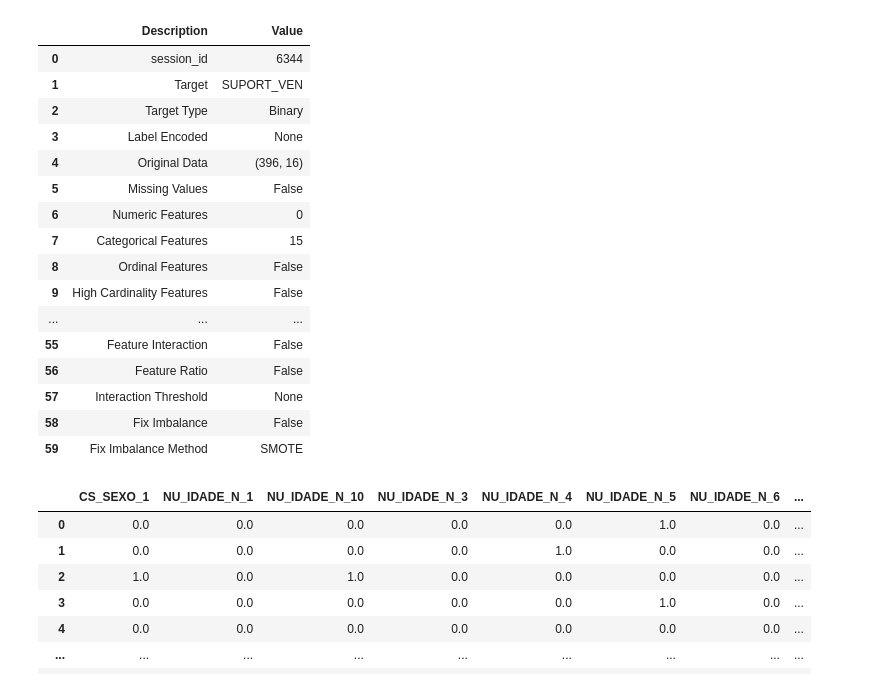
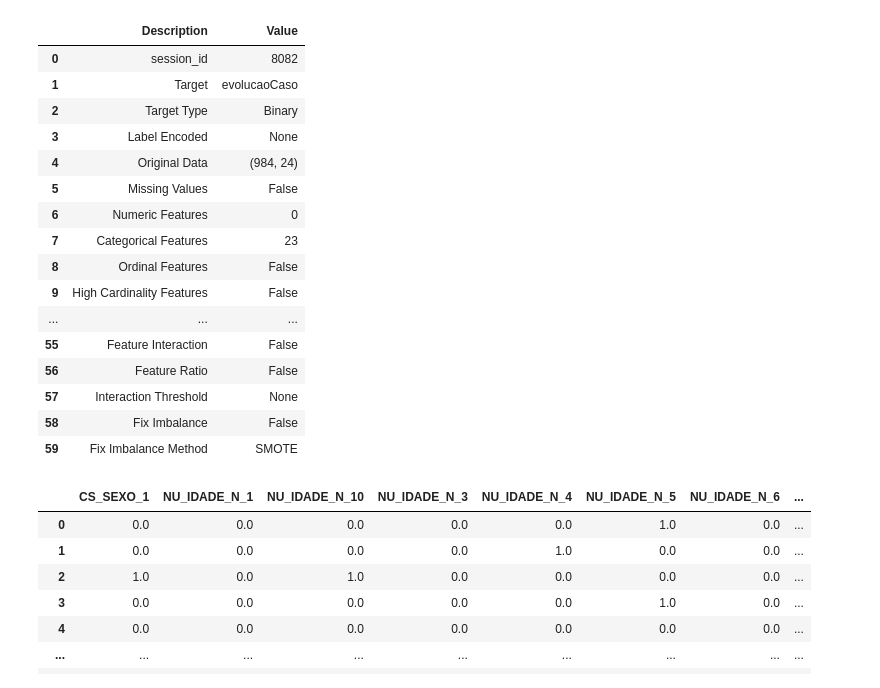
Before and after one commit to WallaceHolanda/covid_mortality_risk_prediction, a Jupyter notebook: notebook/novasAnalises/BasesBalanceadasPyCaret.ipynb, the cells around one changed output. Drawn from its saved outputs; the diff is of its cells as text; code cells hidden in the pictures.

```diff
--- a/notebook/novasAnalises/BasesBalanceadasPyCaret.ipynb
+++ b/notebook/novasAnalises/BasesBalanceadasPyCaret.ipynb
@@ -36,12 +36,15 @@ from pycaret.classification import *
 # %%
 # covidData = pd.read_excel("../../database/novosDados/suporte_dados_final_Jan2021.xlsx")
 #covidData = pd.read_excel("../../database/novosDados/balanceados/balanceados_60_40_Jan2021.xlsx")
-covidData = pd.read_excel("../../database/novosDados/balanceados/balanceados_70_30_Jan2021.xlsx")
+covidData = pd.read_excel("../../database/novosDados/balanceados/rn_sus_70_30.xlsx")
+
+covidData['evolucaoCaso'].replace('Cura', 0, inplace = True);
+covidData['evolucaoCaso'].replace('Óbito', 1, inplace = True);
 
 # ver o balanceamento das classes
-print(covidData['SUPORT_VEN'].value_counts())
-print("\nValor 1 representa {:.4f}% do dataset.\n".format((covidData[covidData['SUPORT_VEN'] == 1].shape[0] / covidData.shape[0]) * 100))
+print(covidData['evolucaoCaso'].value_counts())
+print("\nValor 1 representa {:.4f}% do dataset.\n".format((covidData[covidData['evolucaoCaso'] == 1].shape[0] / covidData.shape[0]) * 100))
 
 # plotar gráfico de barras para as Classes
-sns.countplot('SUPORT_VEN', data = covidData);
+sns.countplot('evolucaoCaso', data = covidData);
 # %% [output]
@@ -73,16 +76,16 @@ SUPORT_VEN    int64
 dtype: object
 # %%
-setup_classificao = setup(data = covidData, target = 'SUPORT_VEN', train_size=0.7)
+setup_classificao = setup(data = covidData, target = 'evolucaoCaso', train_size=0.7)
 # %% [output]
 |  | Description | Value |
-| 0 | session_id | 6344 |
-| 1 | Target | SUPORT_VEN |
+| 0 | session_id | 8082 |
+| 1 | Target | evolucaoCaso |
 | 2 | Target Type | Binary |
 | 3 | Label Encoded | None |
-| 4 | Original Data | (396, 16) |
+| 4 | Original Data | (984, 24) |
 | 5 | Missing Values | False |
 | 6 | Numeric Features | 0 |
-| 7 | Categorical Features | 15 |
+| 7 | Categorical Features | 23 |
 | 8 | Ordinal Features | False |
 | 9 | High Cardinality Features | False |
 | ... | ... | ... |
```
Also changed, not shown: parts of 3 cells of this notebook, 9 other files.
